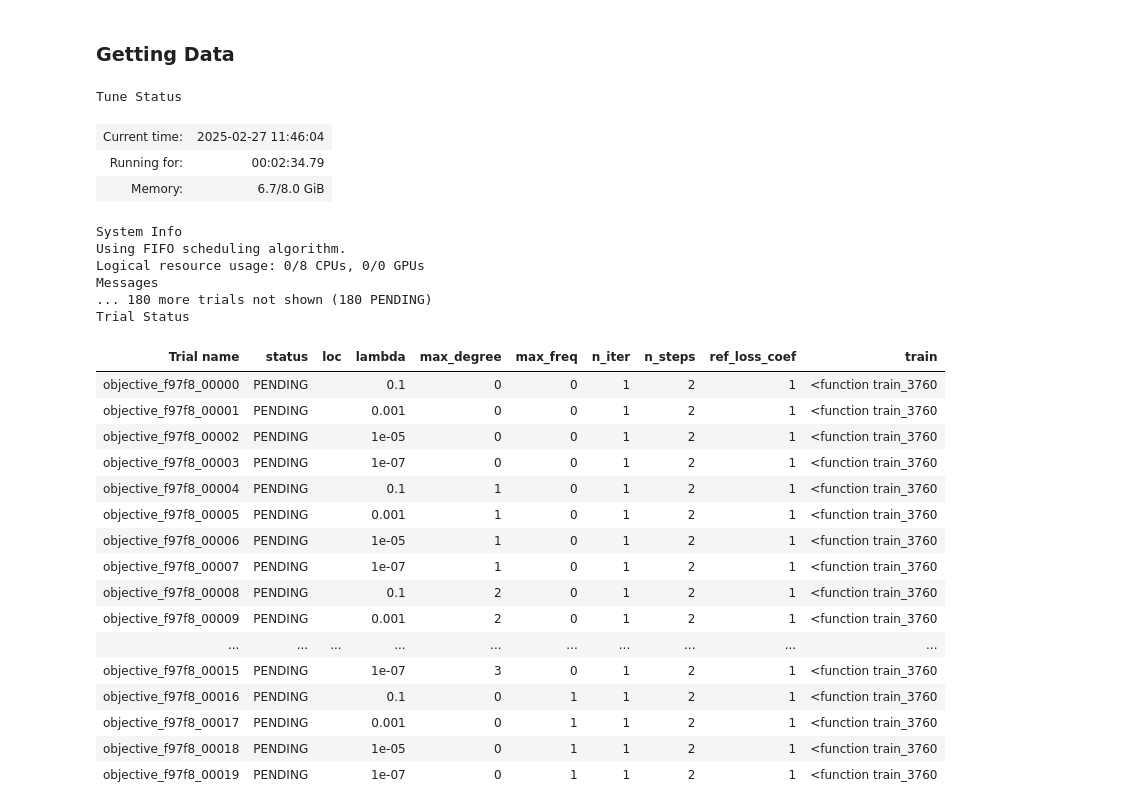
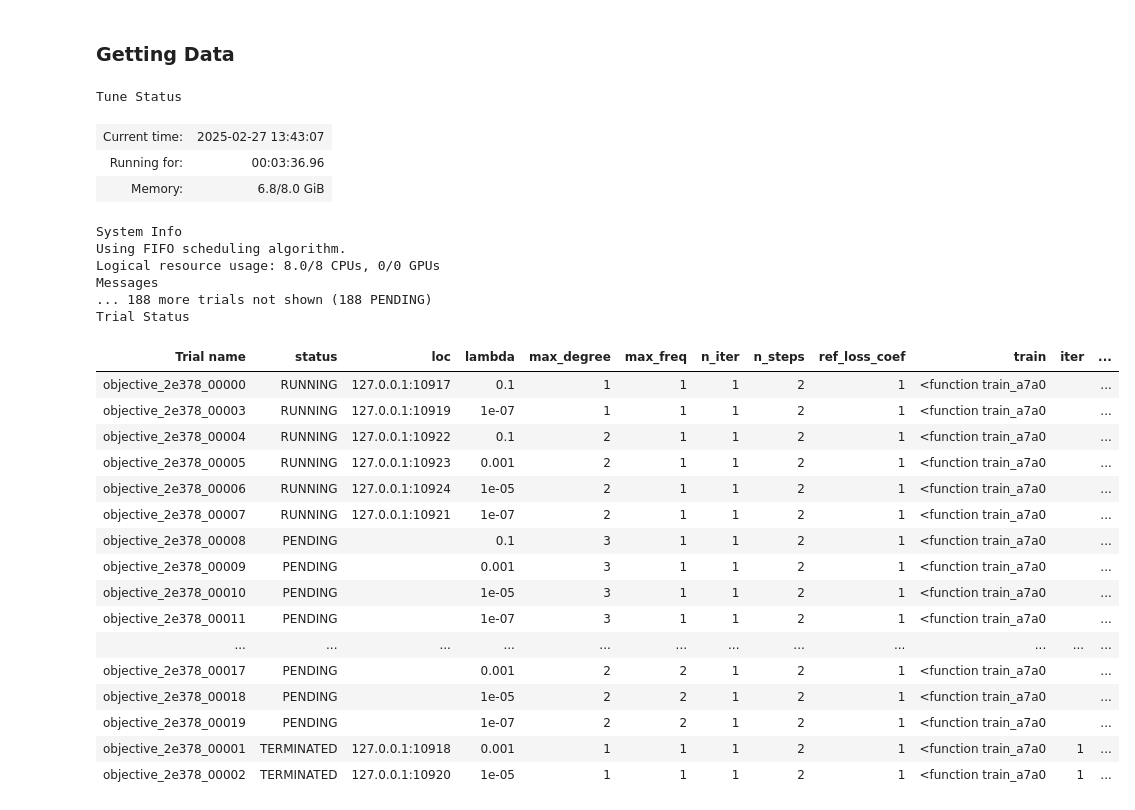
Before and after one commit to Alirezad126/SparseDPC, a Jupyter notebook: 3_Full_DPC/Building_SystemID_Tuning.ipynb, the cells around one changed output. Saved outputs shown, nothing was run; the diff lists cells and outputs as text; code cells hidden in the pictures.

```diff
--- a/3_Full_DPC/Building_SystemID_Tuning.ipynb
+++ b/3_Full_DPC/Building_SystemID_Tuning.ipynb
@@ -130,7 +146,7 @@ train_loader, dev_loader, test_data = get_data(gt_model, nsim, nsteps, ts, bs)
 # %%
 
 def train_func(optim, system, config):
-    nsteps = system.nsteps
+    nsteps = config["n_steps"]
 
     y = variable("Y")
     yhat = variable('yn')[:,:-1,:]
@@ -144,7 +160,7 @@ def train_func(optim, system, config):
     onestep_loss.name = "onestep_loss"
 
     constraints = []
-    l1 = variable([x], lambda x: torch.norm(list(system.parameters())[0]))
+    l1 = variable([y], lambda y: torch.norm(list(system.parameters())[0]))
     loss_l1 = config["lambda"]*(l1 == 0)
     objectives = [reference_loss, onestep_loss, loss_l1]
 
@@ -158,14 +174,15 @@ def train_func(optim, system, config):
         None,
         None,
         optimizer=optim,
-        epochs=2000,
+        epochs=2500,
         train_metric='train_loss',
         eval_metric='dev_loss',
         warmup=300,
+        patience=200,
         epoch_verbose=200
     )
     for _ in range(config['n_iter']):
-        train_loader, dev_loader, _ = get_data(gt_model, config["n_sim"], config["n_steps"], ts, bs=100)
+        train_loader, dev_loader, _ = get_data(gt_model, 1000, nsteps, ts, bs=100)
 
         trainer.train_data, trainer.dev_data = train_loader, dev_loader
         trainer.problem = problem
@@ -174,7 +191,6 @@ def train_func(optim, system, config):
 
         # load best trained model
         trainer.model.load_state_dict(best_model)
-
         nsteps *= 2
         system.nsteps = nsteps
         trainer.badcount = 0
@@ -186,9 +202,9 @@ def test(system, test_data):
     # perform closed-loop simulation
     trajectories_sindy = system(test_data)
 
-    return torch.nn.functional.mse_loss(trajectories_sindy['yn'], test_data['Y']).item()
+    return torch.nn.functional.mse_loss(trajectories_sindy['yn'][:,:-1,:], test_data['Y'][:,:nsteps,:]).item()
 # %%
-ntests = 100
+ntests = 5
 def objective(config):
     torch.manual_seed(0)
     n_steps = config["n_steps"]
@@ -197,10 +213,10 @@ def objective(config):
 
     losses = []
     for _ in range(ntests):
-        theta_1 = library.PolynomialLibrary(ny, nu+nd, max_degree=max_degree)
-        theta_2 = library.FourierLibrary(ny, nu+nd, max_freq=max_freq)
+        theta_1 = PolynomialLibrary(ny, nu+nd, max_degree=max_degree)
+        theta_2 = FourierLibrary(ny, nu+nd, max_freq=max_freq)
 
-        fx = sindy.SINDy(library.CombinedLibrary([theta_2,theta_1]), n_out=ny)
+        fx = SINDy(CombinedLibrary([theta_2,theta_1]), n_out=ny)
         integrator = integrators.Euler(fx, h=ts)
         combined_ud = Node(lambda u, d: torch.cat([u, d], dim=-1),
                       ['U', 'D'], ['UD'], name="concat_u_d")
@@ -209,59 +225,61 @@ def objective(config):
         y_bound = Node(lambda x: torch.clamp(x, -20., 20.), ['y'], ['yn'], "y_clamp")
         dynamics_model = System([combined_ud, integrator_node, y_bound], name="dynamics_model")
 
         optimizer = torch.optim.AdamW(dynamics_model.parameters(), lr=0.005)
 
         config["train"](optimizer, dynamics_model, config)
         losses.append(test(dynamics_model, test_data))  # Compute test accuracy
 
     losses = torch.tensor(losses)
-    tune.report({"eval_loss": torch.mean(losses).item(), "variance": torch.var(losses).item(),
-                 "params": list(dynamics_model.parameters())[0]})  # Report to Tune
+    tune.report({"eval_loss": torch.mean(losses).item(),
+             "variance": torch.var(losses).item(),
+             "params": list(dynamics_model.parameters())[0].detach().cpu().numpy().tolist()})
 
 
 
-search_space = {"n_steps": tune.grid_search([2, 5, 10, 20]), "n_iter": tune.grid_search([1, 2, 3, 4]),
-               "max_degree": tune.grid_search([0, 1, 2, 3]), "max_freq": tune.grid_search([0, 1, 2, 3, 4]),
+
+search_space = {"n_steps": tune.grid_search([2,4,8,16]), "n_iter": tune.grid_search([1,2,3,4]),
+               "max_degree": tune.grid_search([1,2,3]), "max_freq": tune.grid_search([1,2,3]),
                "train": tune.grid_search([train_func]),
                "lambda": tune.grid_search([1e-1, 1e-3, 1e-5, 1e-7]),
-                'ref_loss_coef': tune.grid_search([1., 2., 5., 10.])}
+                'ref_loss_coef': tune.grid_search([1., 3., 5., 10.])}
 
 tuner = tune.Tuner(
     objective,
     tune_config=tune.TuneConfig(
-        metric="_metric/eval_loss",
+        metric="eval_loss",
         mode="min",
     ),
     param_space=search_space,
 )
 results = tuner.fit()
 print("Best config is:", results.get_best_result().config)
-results.get_dataframe().to_csv("csv/tt.csv")
+#results.get_dataframe().to_csv("csv/tt.csv")
 # %% [output]
 Tune Status
-| Current time: | 2025-02-27 11:46:04 |
-| Running for: | 00:02:34.79 |
-| Memory: | 6.7/8.0 GiB |
+| Current time: | 2025-02-27 13:43:07 |
+| Running for: | 00:03:36.96 |
+| Memory: | 6.8/8.0 GiB |
 System Info
 Using FIFO scheduling algorithm.
-Logical resource usage: 0/8 CPUs, 0/0 GPUs
+Logical resource usage: 8.0/8 CPUs, 0/0 GPUs
 Messages
-... 180 more trials not shown (180 PENDING)
+... 188 more trials not shown (188 PENDING)
 Trial Status
-| Trial name | status | loc | lambda | max_degree | max_freq | n_iter | n_steps | ref_loss_coef | train |
-| objective_f97f8_00000 | PENDING |  | 0.1 | 0 | 0 | 1 | 2 | 1 | <function train_3760 |
-| objective_f97f8_00001 | PENDING |  | 0.001 | 0 | 0 | 1 | 2 | 1 | <function train_3760 |
-| objective_f97f8_00002 | PENDING |  | 1e-05 | 0 | 0 | 1 | 2 | 1 | <function train_3760 |
-| objective_f97f8_00003 | PENDING |  | 1e-07 | 0 | 0 | 1 | 2 | 1 | <function train_3760 |
-| objective_f97f8_00004 | PENDING |  | 0.1 | 1 | 0 | 1 | 2 | 1 | <function train_3760 |
-| objective_f97f8_00005 | PENDING |  | 0.001 | 1 | 0 | 1 | 2 | 1 | <function train_3760 |
-| objective_f97f8_00006 | PENDING |  | 1e-05 | 1 | 0 | 1 | 2 | 1 | <function train_3760 |
-| objective_f97f8_00007 | PENDING |  | 1e-07 | 1 | 0 | 1 | 2 | 1 | <function train_3760 |
-| objective_f97f8_00008 | PENDING |  | 0.1 | 2 | 0 | 1 | 2 | 1 | <function train_3760 |
-| objective_f97f8_00009 | PENDING |  | 0.001 | 2 | 0 | 1 | 2 | 1 | <function train_3760 |
-| ... | ... | ... | ... | ... | ... | ... | ... | ... | ... |
-| objective_f97f8_00015 | PENDING |  | 1e-07 | 3 | 0 | 1 | 2 | 1 | <function train_3760 |
-| objective_f97f8_00016 | PENDING |  | 0.1 | 0 | 1 | 1 | 2 | 1 | <function train_3760 |
-| objective_f97f8_00017 | PENDING |  | 0.001 | 0 | 1 | 1 | 2 | 1 | <function train_3760 |
-| objective_f97f8_00018 | PENDING |  | 1e-05 | 0 | 1 | 1 | 2 | 1 | <function train_3760 |
-| objective_f97f8_00019 | PENDING |  | 1e-07 | 0 | 1 | 1 | 2 | 1 | <function train_3760 |
+| Trial name | status | loc | lambda | max_degree | max_freq | n_iter | n_steps | ref_loss_coef | train | iter | ... |
+| objective_2e378_00000 | RUNNING | 127.0.0.1:10917 | 0.1 | 1 | 1 | 1 | 2 | 1 | <function train_a7a0 |  | ... |
+| objective_2e378_00003 | RUNNING | 127.0.0.1:10919 | 1e-07 | 1 | 1 | 1 | 2 | 1 | <function train_a7a0 |  | ... |
+| objective_2e378_00004 | RUNNING | 127.0.0.1:10922 | 0.1 | 2 | 1 | 1 | 2 | 1 | <function train_a7a0 |  | ... |
+| objective_2e378_00005 | RUNNING | 127.0.0.1:10923 | 0.001 | 2 | 1 | 1 | 2 | 1 | <function train_a7a0 |  | ... |
+| objective_2e378_00006 | RUNNING | 127.0.0.1:10924 | 1e-05 | 2 | 1 | 1 | 2 | 1 | <function train_a7a0 |  | ... |
+| objective_2e378_00007 | RUNNING | 127.0.0.1:10921 | 1e-07 | 2 | 1 | 1 | 2 | 1 | <function train_a7a0 |  | ... |
+| objective_2e378_00008 | PENDING |  | 0.1 | 3 | 1 | 1 | 2 | 1 | <function train_a7a0 |  | ... |
+| objective_2e378_00009 | PENDING |  | 0.001 | 3 | 1 | 1 | 2 | 1 | <function train_a7a0 |  | ... |
+| objective_2e378_00010 | PENDING |  | 1e-05 | 3 | 1 | 1 | 2 | 1 | <function train_a7a0 |  | ... |
+| objective_2e378_00011 | PENDING |  | 1e-07 | 3 | 1 | 1 | 2 | 1 | <function train_a7a0 |  | ... |
+| ... | ... | ... | ... | ... | ... | ... | ... | ... | ... | ... | ... |
+| objective_2e378_00017 | PENDING |  | 0.001 | 2 | 2 | 1 | 2 | 1 | <function train_a7a0 |  | ... |
+| objective_2e378_00018 | PENDING |  | 1e-05 | 2 | 2 | 1 | 2 | 1 | <function train_a7a0 |  | ... |
+| objective_2e378_00019 | PENDING |  | 1e-07 | 2 | 2 | 1 | 2 | 1 | <function train_a7a0 |  | ... |
+| objective_2e378_00001 | TERMINATED | 127.0.0.1:10918 | 0.001 | 1 | 1 | 1 | 2 | 1 | <function train_a7a0 | 1 | ... |
+| objective_2e378_00002 | TERMINATED | 127.0.0.1:10920 | 1e-05 | 1 | 1 | 1 | 2 | 1 | <function train_a7a0 | 1 | ... |
```
Also changed, not shown: parts of 3 cells of this notebook, 3 other files.
